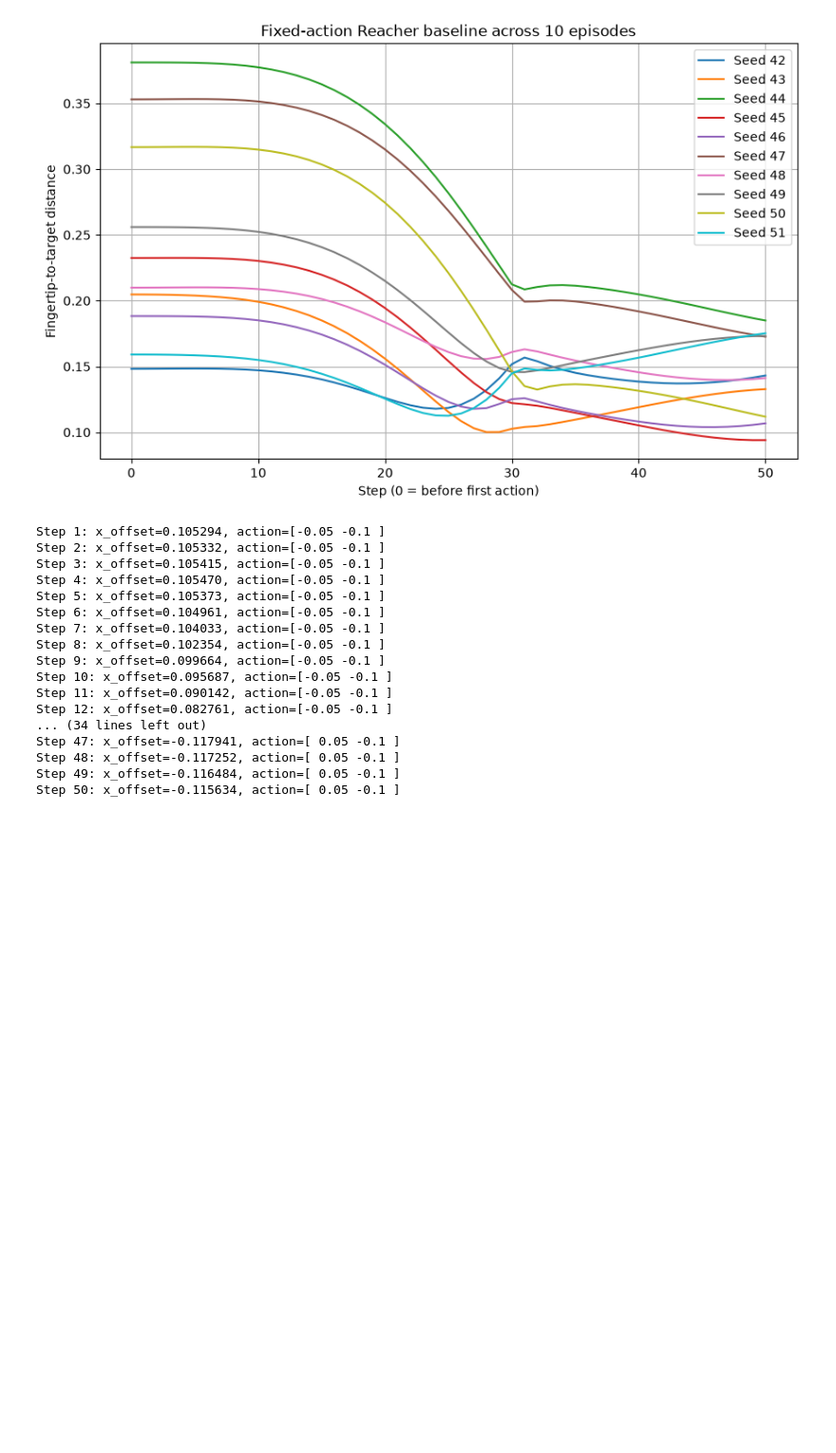
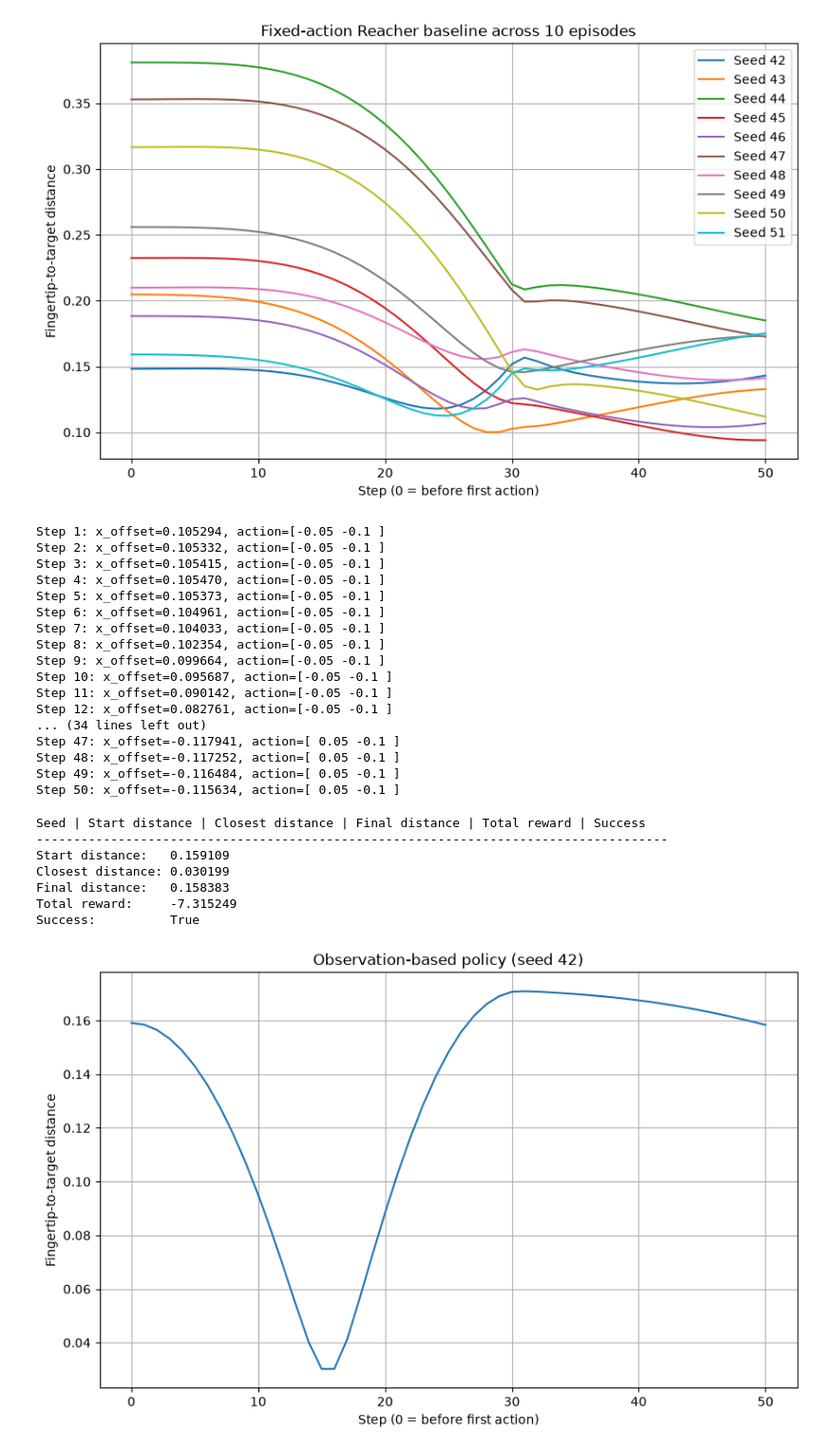
Before and after one commit to Fahlevi20/Reacher-first-control-and-RL-experiment, a Jupyter notebook: notebook.ipynb, the cells around one changed output. Shown at 95% size. Saved outputs shown, nothing was run; the diff lists cells and outputs as text; code cells hidden in the pictures; blank space fills up the shorter version.

```diff
--- a/notebook.ipynb
+++ b/notebook.ipynb
@@ -377,3 +377,61 @@ Step 47: x_offset=-0.117941, action=[ 0.05 -0.1 ]
 Step 48: x_offset=-0.117252, action=[ 0.05 -0.1 ]
 Step 49: x_offset=-0.116484, action=[ 0.05 -0.1 ]
 Step 50: x_offset=-0.115634, action=[ 0.05 -0.1 ]
+# %%
+import gymnasium as gym
+import numpy as np
+import matplotlib.pyplot as plt
+
+def policy(observation):
+    x_offset = observation[8]
+
+    if x_offset < 0:
+        return np.array([0.05, -0.10], dtype=np.float32)
+    else:
+        return np.array([-0.05, -0.10], dtype=np.float32)
+
+env = gym.make("Reacher-v5", render_mode="human")
+success_threshold = 0.05
+
+plt.figure(figsize=(10, 6))
+print("Seed | Start distance | Closest distance | Final distance | Total reward | Success")
+print("-" * 85)
+
+for seed in range(42, 52):
+    observation, info = env.reset(seed=seed)
+    distances = [np.linalg.norm(observation[8:10])]  # Step 0
+    total_reward = 0.0
+    terminated = False
+    truncated = False
+
+    while not (terminated or truncated):
+        x_offset = observation[8]
+        action = policy(observation)
+        observation, reward, terminated, truncated, info = env.step(action)
+        distances.append(np.linalg.norm(observation[8:10]))
+        total_reward += reward
+env.close()
+
+closest_distance = min(distances)
+success = closest_distance <= success_threshold
+print(f"Start distance:   {distances[0]:.6f}")
+print(f"Closest distance: {closest_distance:.6f}")
+print(f"Final distance:   {distances[-1]:.6f}")
+print(f"Total reward:     {total_reward:.6f}")
+print(f"Success:          {success}")
+
+plt.plot(range(len(distances)), distances)
+plt.xlabel("Step (0 = before first action)")
+plt.ylabel("Fingertip-to-target distance")
+plt.title("Observation-based policy (seed 42)")
+plt.grid(True)
+plt.show()
+# %% [output]
+Seed | Start distance | Closest distance | Final distance | Total reward | Success
+-------------------------------------------------------------------------------------
+Start distance:   0.159109
+Closest distance: 0.030199
+Final distance:   0.158383
+Total reward:     -7.315249
+Success:          True
+[figure, added]
```
Also changed, not shown: parts of 2 cells of this notebook, 1 other file.
